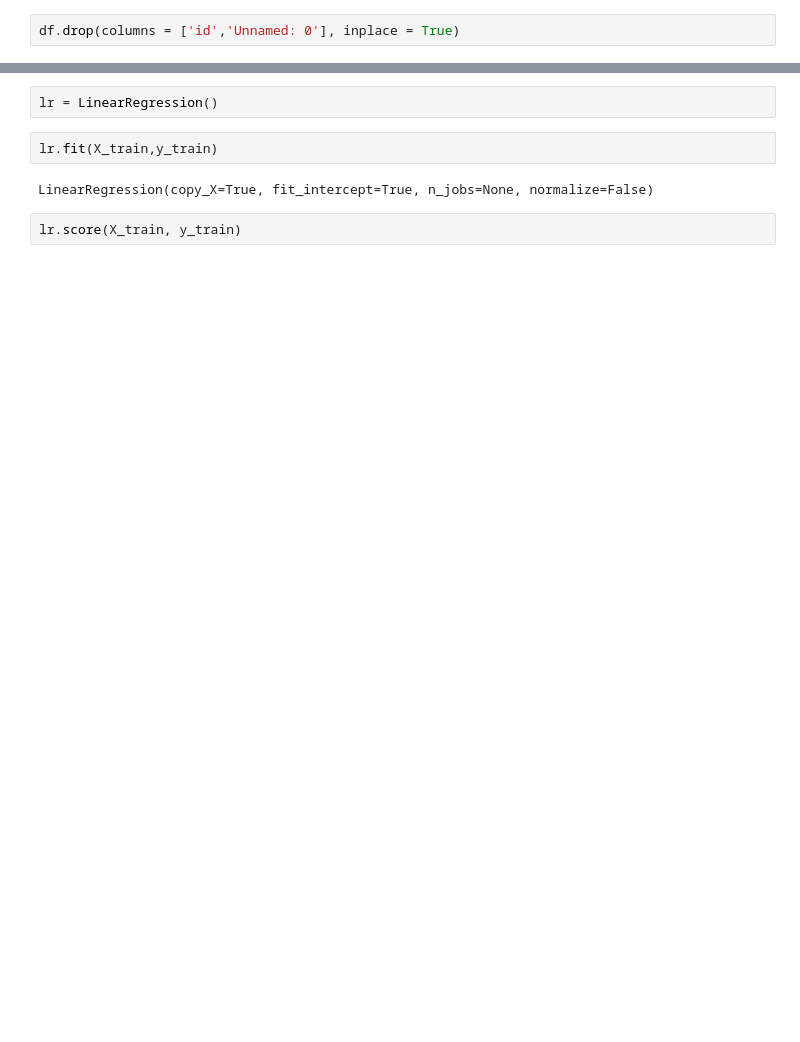
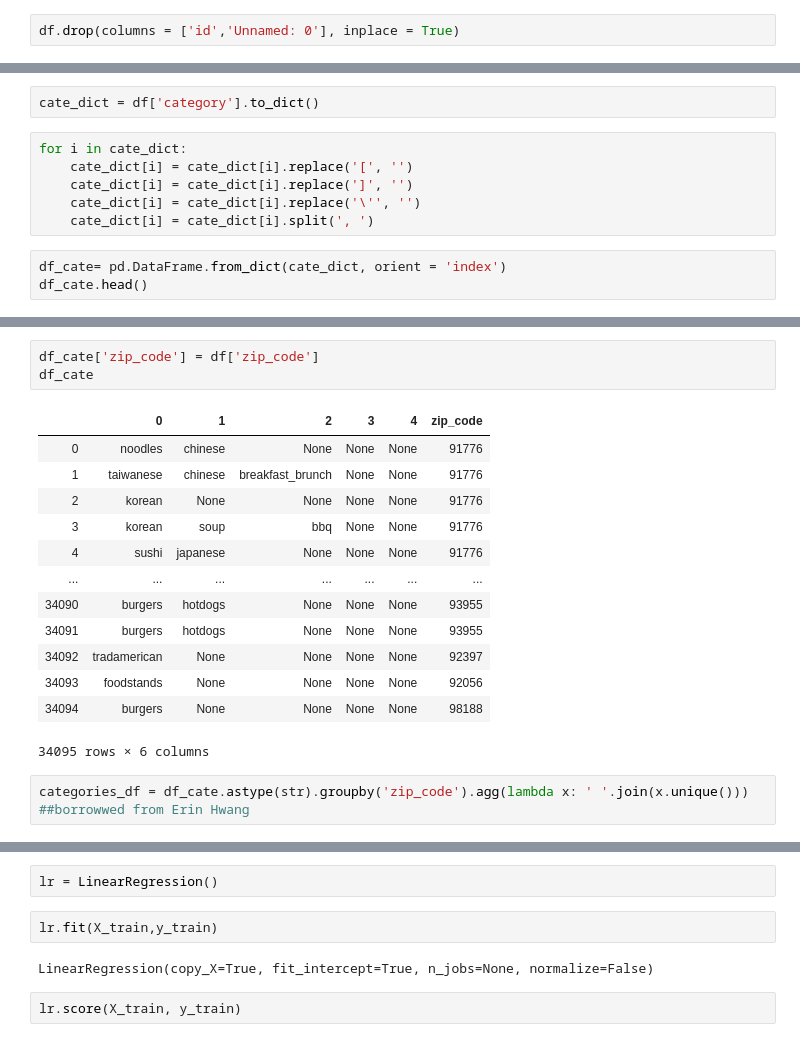
Before and after one commit to aejsong/Predicting-Neighborhood-Affluence-with-Yelp, a Jupyter notebook: Code/Echo_model_practice.ipynb, the cells around one changed output, grey strips where cells are left out. Saved outputs shown, nothing was run; the diff lists cells and outputs as text; blank space fills up the shorter version.

Commit message:
added data from restaurants to zips with 2 csv

```diff
--- a/Code/Echo_model_practice.ipynb
+++ b/Code/Echo_model_practice.ipynb
@@ -60,0 +124,11 @@ y = df['ave_agi']
+# %%
+cate_dict = df['category'].to_dict()
+# %%
+for i in cate_dict:
+    cate_dict[i] = cate_dict[i].replace('[', '')
+    cate_dict[i] = cate_dict[i].replace(']', '')
+    cate_dict[i] = cate_dict[i].replace('\'', '')
+    cate_dict[i] = cate_dict[i].split(', ')
+# %%
+df_cate= pd.DataFrame.from_dict(cate_dict, orient = 'index')
+df_cate.head()
@@ -60,0 +142,19 @@ y = df['ave_agi']
+# %%
+df_cate['zip_code'] = df['zip_code']
+df_cate
+# %% [output]
+|  | 0 | 1 | 2 | 3 | 4 | zip_code |
+| 0 | noodles | chinese | None | None | None | 91776 |
+| 1 | taiwanese | chinese | breakfast_brunch | None | None | 91776 |
+| 2 | korean | None | None | None | None | 91776 |
+| 3 | korean | soup | bbq | None | None | 91776 |
+| 4 | sushi | japanese | None | None | None | 91776 |
+| ... | ... | ... | ... | ... | ... | ... |
+| 34090 | burgers | hotdogs | None | None | None | 93955 |
+| 34091 | burgers | hotdogs | None | None | None | 93955 |
+| 34092 | tradamerican | None | None | None | None | 92397 |
+| 34093 | foodstands | None | None | None | None | 92056 |
+| 34094 | burgers | None | None | None | None | 98188 |
+34095 rows × 6 columns
+# %%
+categories_df = df_cate.astype(str).groupby('zip_code').agg(lambda x: ' '.join(x.unique())) ##borrowwed from Erin Hwang
```
Also changed, not shown: parts of 60 cells of this notebook, 8 other files.
